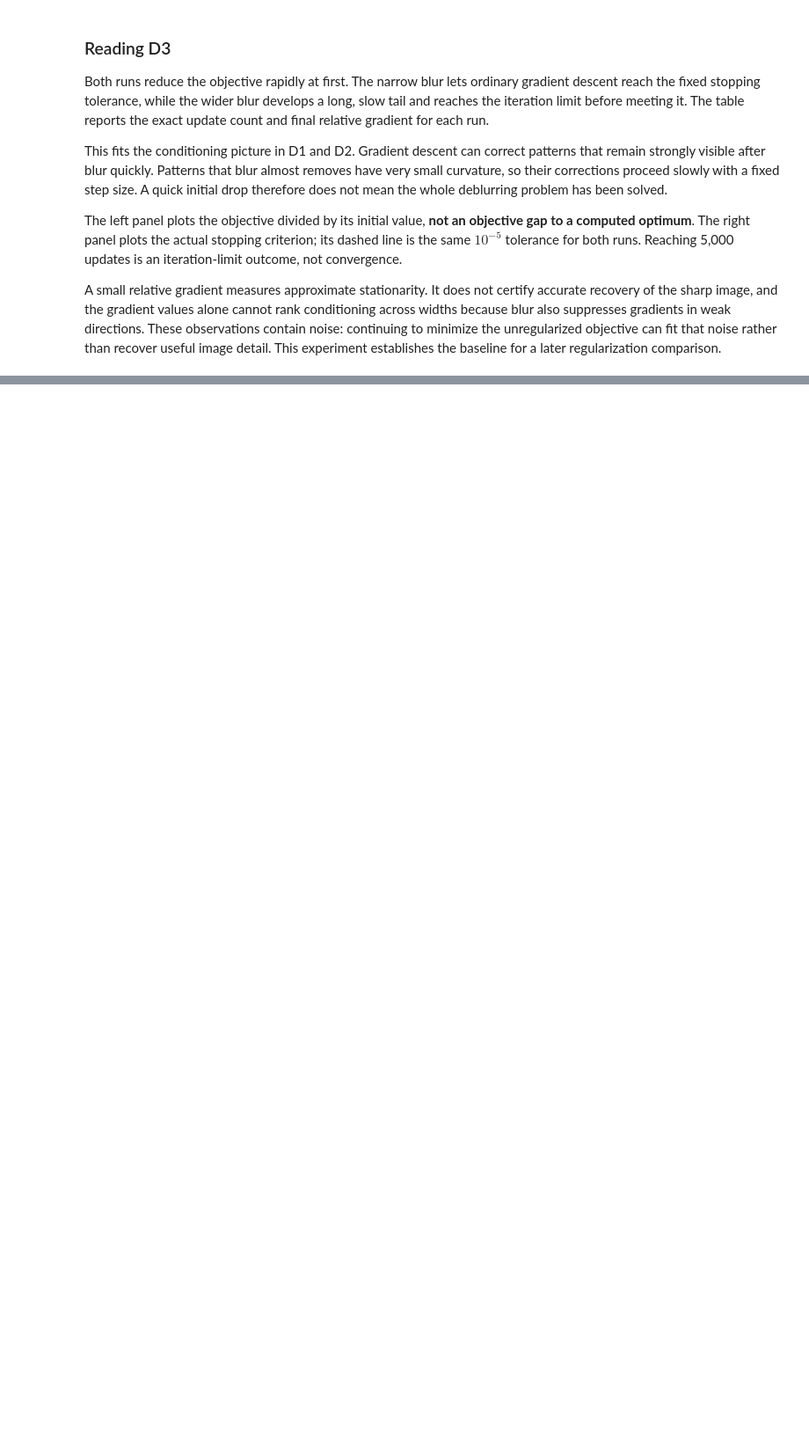
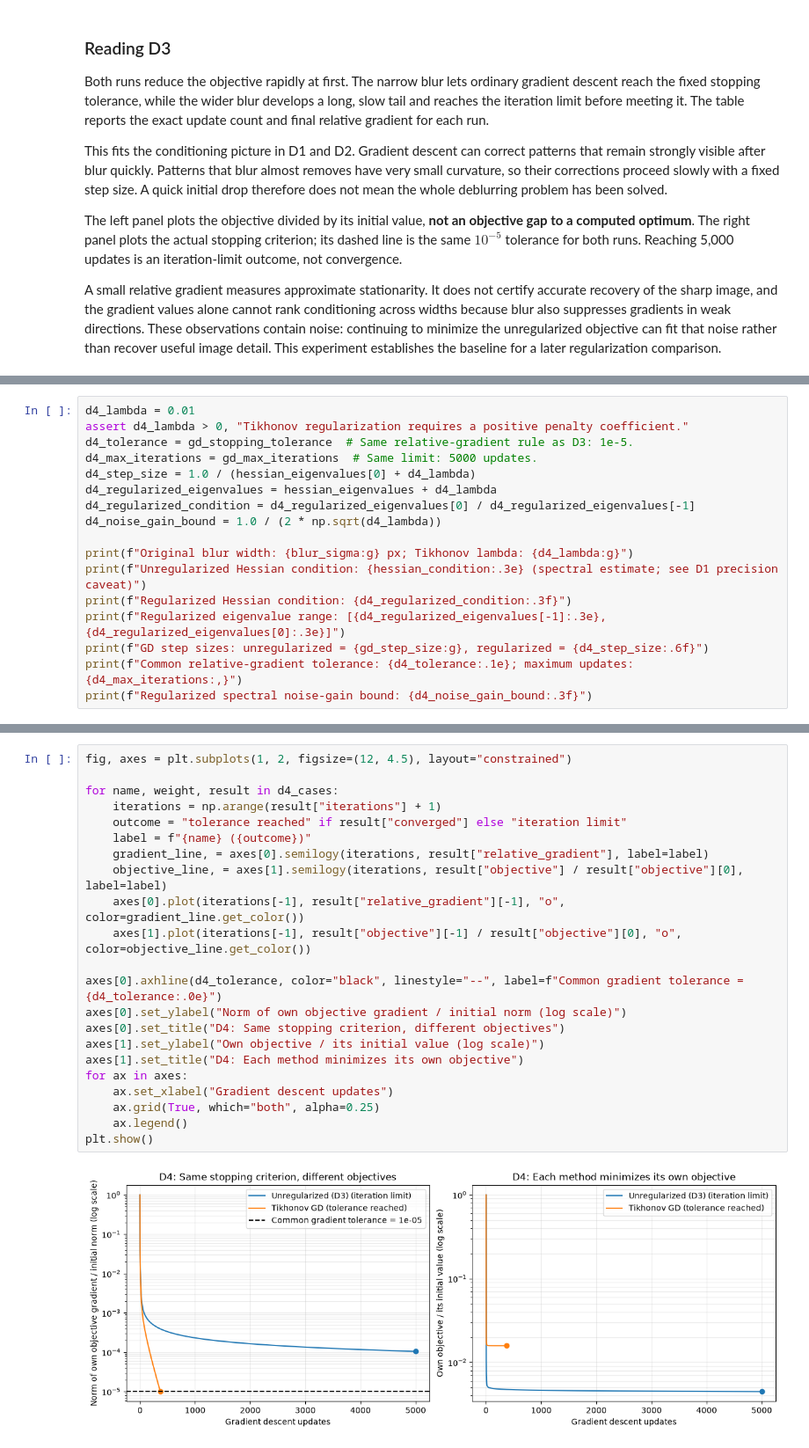
Before and after one commit to JanineNelson/J3-Optima, a Jupyter notebook: second project/image_deblurring.ipynb, the cells around one changed output, grey strips where cells are left out. Shown at 88% size. Drawn from its saved outputs; the diff is of its cells as text; blank space fills up the shorter version.

Commit message:
Add D4 regularized deblurring comparison

```diff
--- a/second project/image_deblurring.ipynb
+++ b/second project/image_deblurring.ipynb
@@ -409,0 +426,17 @@ A small relative gradient measures approximate stationarity. It does not certify
+# %%
+d4_lambda = 0.01
+assert d4_lambda > 0, "Tikhonov regularization requires a positive penalty coefficient."
+d4_tolerance = gd_stopping_tolerance  # Same relative-gradient rule as D3: 1e-5.
+d4_max_iterations = gd_max_iterations  # Same limit: 5000 updates.
+d4_step_size = 1.0 / (hessian_eigenvalues[0] + d4_lambda)
+d4_regularized_eigenvalues = hessian_eigenvalues + d4_lambda
+d4_regularized_condition = d4_regularized_eigenvalues[0] / d4_regularized_eigenvalues[-1]
+d4_noise_gain_bound = 1.0 / (2 * np.sqrt(d4_lambda))
+
+print(f"Original blur width: {blur_sigma:g} px; Tikhonov lambda: {d4_lambda:g}")
+print(f"Unregularized Hessian condition: {hessian_condition:.3e} (spectral estimate; see D1 precision caveat)")
+print(f"Regularized Hessian condition: {d4_regularized_condition:.3f}")
+print(f"Regularized eigenvalue range: [{d4_regularized_eigenvalues[-1]:.3e}, {d4_regularized_eigenvalues[0]:.3e}]")
+print(f"GD step sizes: unregularized = {gd_step_size:g}, regularized = {d4_step_size:.6f}")
+print(f"Common relative-gradient tolerance: {d4_tolerance:.1e}; maximum updates: {d4_max_iterations:,}")
+print(f"Regularized spectral noise-gain bound: {d4_noise_gain_bound:.3f}")
@@ -409,0 +538,24 @@ A small relative gradient measures approximate stationarity. It does not certify
+# %%
+fig, axes = plt.subplots(1, 2, figsize=(12, 4.5), layout="constrained")
+
+for name, weight, result in d4_cases:
+    iterations = np.arange(result["iterations"] + 1)
+    outcome = "tolerance reached" if result["converged"] else "iteration limit"
+    label = f"{name} ({outcome})"
+    gradient_line, = axes[0].semilogy(iterations, result["relative_gradient"], label=label)
+    objective_line, = axes[1].semilogy(iterations, result["objective"] / result["objective"][0], label=label)
+    axes[0].plot(iterations[-1], result["relative_gradient"][-1], "o", color=gradient_line.get_color())
+    axes[1].plot(iterations[-1], result["objective"][-1] / result["objective"][0], "o", color=objective_line.get_color())
+
+axes[0].axhline(d4_tolerance, color="black", linestyle="--", label=f"Common gradient tolerance = {d4_tolerance:.0e}")
+axes[0].set_ylabel("Norm of own objective gradient / initial norm (log scale)")
+axes[0].set_title("D4: Same stopping criterion, different objectives")
+axes[1].set_ylabel("Own objective / its initial value (log scale)")
+axes[1].set_title("D4: Each method minimizes its own objective")
+for ax in axes:
+    ax.set_xlabel("Gradient descent updates")
+    ax.grid(True, which="both", alpha=0.25)
+    ax.legend()
+plt.show()
+# %% [output]
+[figure, added]
```
Also changed, not shown: parts of 6 cells of this notebook.
